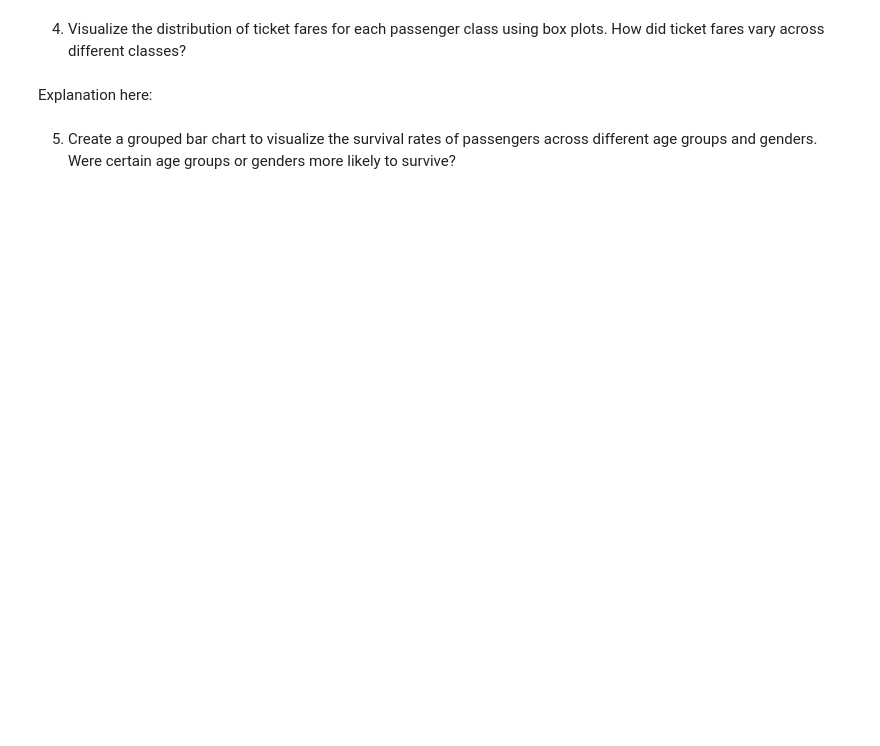
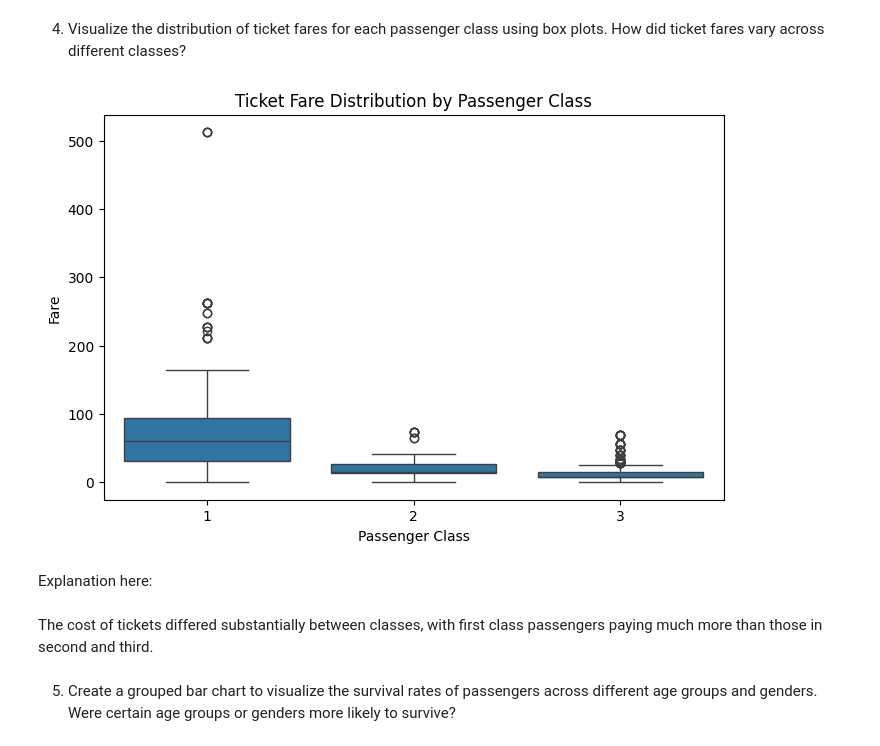
Before and after one commit to bonezone0707/CSC115-Week-2, a Jupyter notebook: Week_4_Assignment_4_1.ipynb, the cells around one changed output. Cells and saved outputs as stored; diff of their text form; code cells hidden in the pictures; blank space fills up the shorter version.

```diff
--- a/Week_4_Assignment_4_1.ipynb
+++ b/Week_4_Assignment_4_1.ipynb
@@ -32,4 +63,15 @@ Explanation here:
+# %%
+plt.figure(figsize=(8,5))
+sns.boxplot(x='Pclass', y='Fare', data=titanic)
+plt.title('Ticket Fare Distribution by Passenger Class')
+plt.xlabel('Passenger Class')
+plt.ylabel('Fare')
+plt.show()
+# %% [output]
+[figure, added]
 # %% [markdown]
 Explanation here:
+# %% [markdown]
+The cost of tickets differed substantially between classes, with first class passengers paying much more than those in second and third.
 # %% [markdown]
 5. Create a grouped bar chart to visualize the survival rates of passengers across different age groups and genders. Were certain age groups or genders more likely to survive?
```
Also changed, not shown: parts of 16 cells of this notebook.
